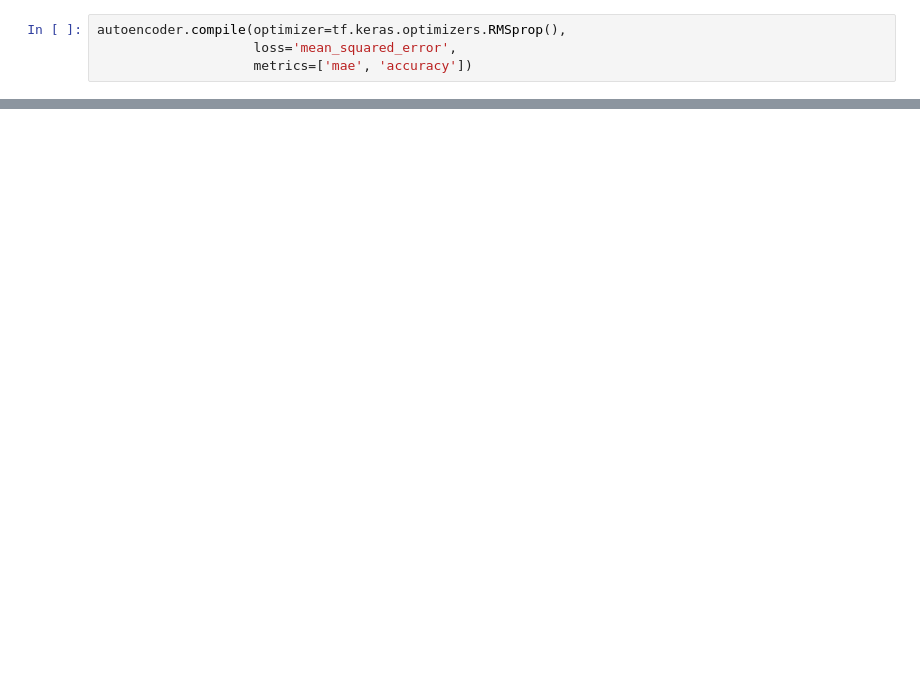
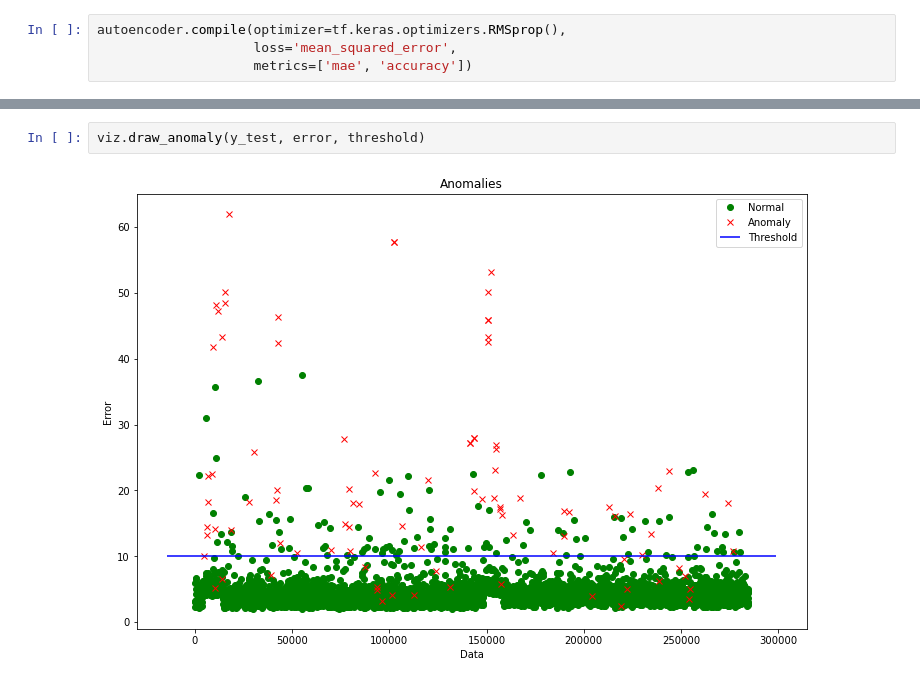
Before and after one commit to devgunho/Anomaly-Detection_using_DL, a Jupyter notebook: 04_Spare Autoencoder.ipynb, the cells around one changed output, grey strips where cells are left out. Saved outputs shown, nothing was run; the diff lists cells and outputs as text; blank space fills up the shorter version.

```diff
--- a/04_Spare Autoencoder.ipynb
+++ b/04_Spare Autoencoder.ipynb
@@ -195,0 +243,4 @@ for idx, (is_anomaly, y_dist) in enumerate(z):
+# %%
+viz.draw_anomaly(y_test, error, threshold)
+# %% [output]
+[figure, added]
```
Also changed, not shown: parts of 12 cells of this notebook, 1 other file.
